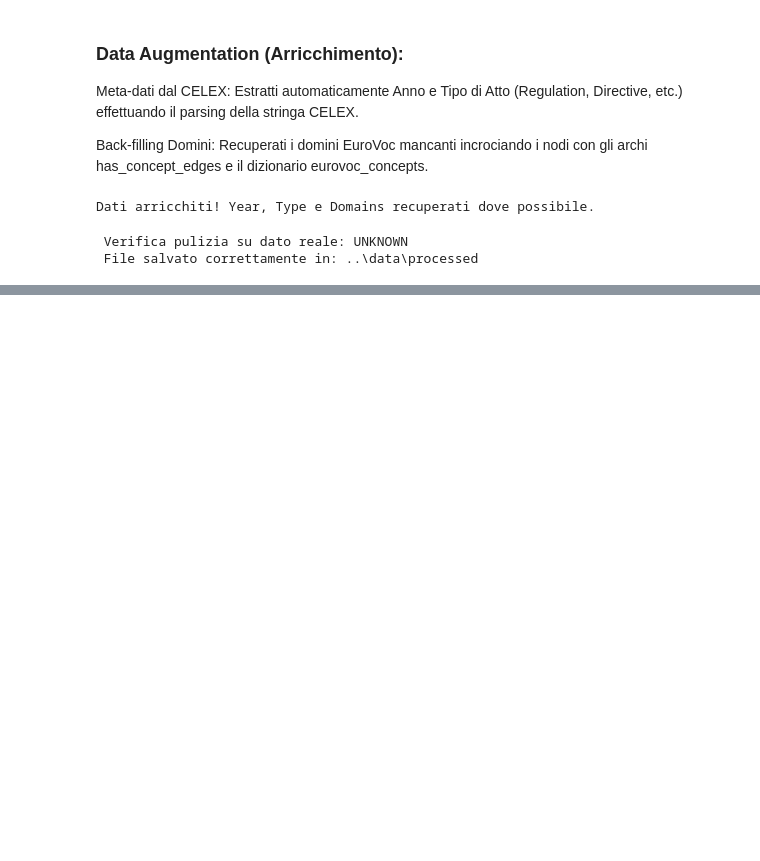
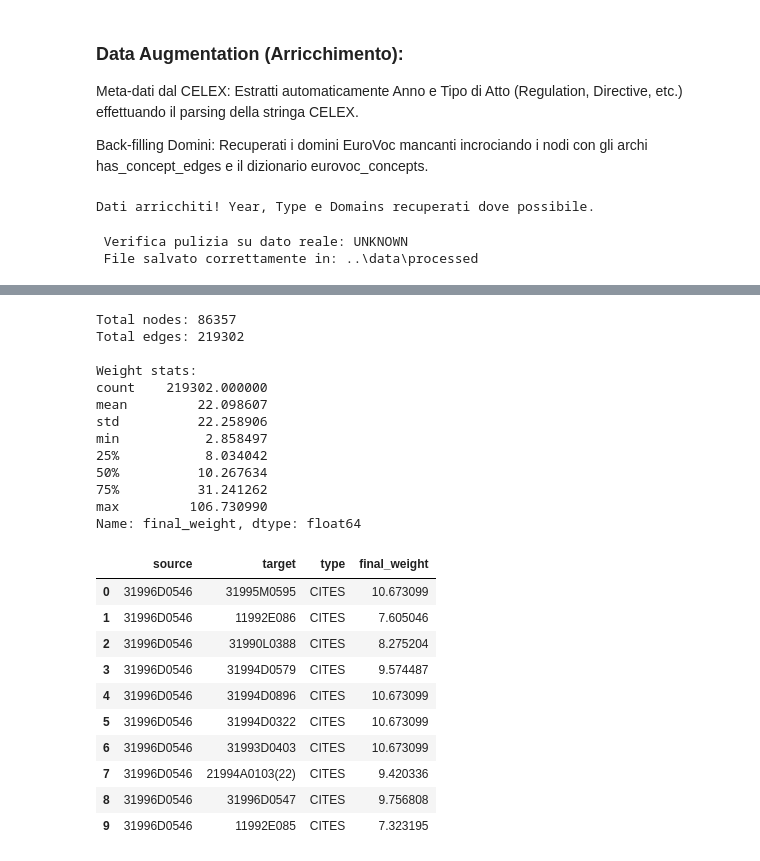
Before and after one commit to claudiabrandetti/eu-law-network-viz, a Jupyter notebook: notebooks/01_data_cleaning.ipynb, the cells around one changed output, grey strips where cells are left out. Drawn from its saved outputs; the diff is of its cells as text; code cells hidden in the pictures; blank space fills up the shorter version.

Commit message:
corrections of the GP network

```diff
--- a/notebooks/01_data_cleaning.ipynb
+++ b/notebooks/01_data_cleaning.ipynb
@@ -245,0 +279,73 @@ print(f" File salvato correttamente in: {proc_path}")
+# %%
+import numpy as np
+import pandas as pd
+import networkx as nx
+
+# --- Load data ---
+edges = pd.read_csv("../data/processed/edges_cleaned.csv")
+nodes = pd.read_csv("../data/processed/nodes_cleaned.csv")
+
+# --- Step 1: Semantic Hierarchy ---
+HIERARCHY_WEIGHTS = {
+    # Structural
+    "AMENDS": 10.0, "REPLACES": 10.0, "DOES_INSERTION": 10.0,
+    "DOES_DELETION": 10.0, "COMPLETES": 10.0, "INCORPORATES": 10.0,
+    # Genetic
+    "BASED_ON": 5.0, "IMPLEMENTS": 5.0, "ADOPTS": 5.0, "REESTABLISHES": 5.0,
+    # Succession / Thematic
+    "REPEALS": 2.0, "DEROGATES": 2.0, "SUSPENDS": 2.0,
+    # Informational (explicit defaults; all others also get 1.0)
+    "CITES": 1.0, "RELATED_TO": 1.0,
+}
+
+edges["hierarchy_weight"] = edges["type"].map(HIERARCHY_WEIGHTS).fillna(1.0)
+
+# --- Step 2: IDF (Inverse Document Frequency) ---
+total_nodes = nodes["celex"].nunique()
+
+G = nx.from_pandas_edgelist(edges, source="source", target="target",
+                            create_using=nx.DiGraph())
+
+in_degrees = pd.Series(dict(G.in_degree()), name="in_degree")
+
+edges["target_in_degree"] = edges["target"].map(in_degrees).fillna(0)
+
+EPSILON = 1e-6
+edges["idf"] = np.log(total_nodes / (1 + edges["target_in_degree"])) + EPSILON
+
+# --- Step 3: Final Weight ---
+edges["final_weight"] = edges["hierarchy_weight"] * edges["idf"]
+
+# --- Save ---
+output = edges[["source", "target", "type", "final_weight"]]
+output.to_csv("../data/processed/edges_weighted.csv", index=False)
+
+print(f"Total nodes: {total_nodes}")
+print(f"Total edges: {len(edges)}")
+print(f"\nWeight stats:\n{output['final_weight'].describe()}")
+output.head(10)
+# %% [output]
+Total nodes: 86357
+Total edges: 219302
+
+Weight stats:
+count    219302.000000
+mean         22.098607
+std          22.258906
+min           2.858497
+25%           8.034042
+50%          10.267634
+75%          31.241262
+max         106.730990
+Name: final_weight, dtype: float64
+|  | source | target | type | final_weight |
+| 0 | 31996D0546 | 31995M0595 | CITES | 10.673099 |
+| 1 | 31996D0546 | 11992E086 | CITES | 7.605046 |
+| 2 | 31996D0546 | 31990L0388 | CITES | 8.275204 |
+| 3 | 31996D0546 | 31994D0579 | CITES | 9.574487 |
+| 4 | 31996D0546 | 31994D0896 | CITES | 10.673099 |
+| 5 | 31996D0546 | 31994D0322 | CITES | 10.673099 |
+| 6 | 31996D0546 | 31993D0403 | CITES | 10.673099 |
+| 7 | 31996D0546 | 21994A0103(22) | CITES | 9.420336 |
+| 8 | 31996D0546 | 31996D0547 | CITES | 9.756808 |
+| 9 | 31996D0546 | 11992E085 | CITES | 7.323195 |
```
Also changed, not shown: parts of 3 cells of this notebook, 7 other files.
